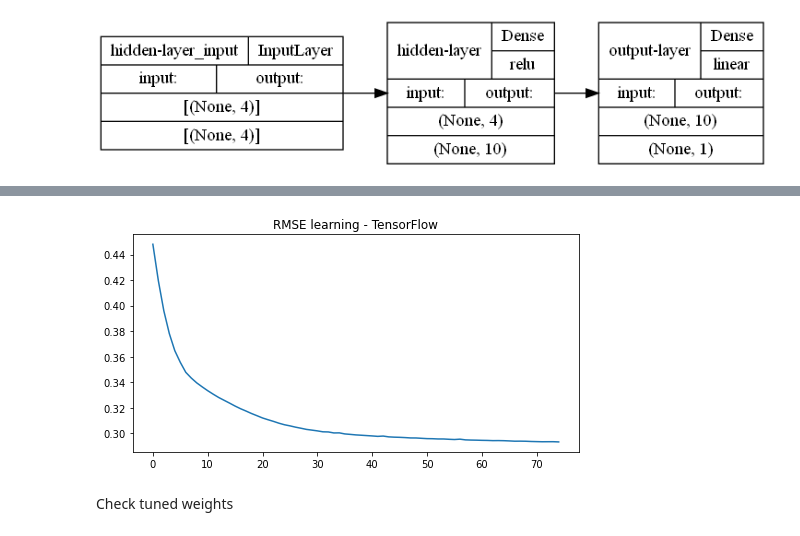
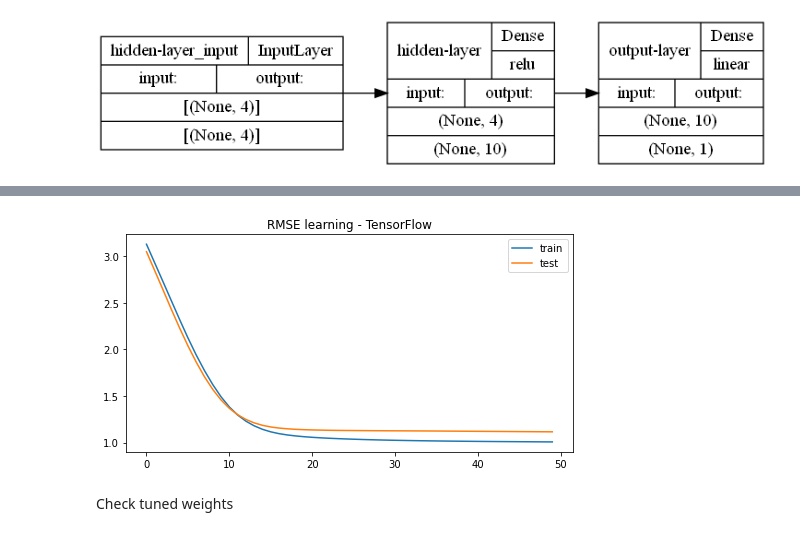
Before and after one commit to kristofrabay/python_practise, a Jupyter notebook: bert/TF_vs_torch.ipynb, the cells around one changed output, grey strips where cells are left out. Cells and saved outputs as stored; diff of their text form; code cells hidden in the pictures.

Commit message:
pytorch vs tensorflow complete, torch epoch anim viz

```diff
--- a/bert/TF_vs_torch.ipynb
+++ b/bert/TF_vs_torch.ipynb
@@ -304,0 +303,3 @@ y = np.random.sample((100,1))
+# %%
+X, y = make_sparse_uncorrelated(1000, 4, random_state = 91)
+X_train, X_test, y_train, y_test = train_test_split(X, y, random_state = 91, train_size = 0.8)
@@ -363,14 +377,15 @@ Add metainfo to the dataset
 - shuffle: at each step randomly shuffle the dataset (buffer = take from first n)
 - batch: set batch size for dataset
 # %%
-BATCH_SIZE = 10
-SHUFFLE_BUFFER_SIZE = 20
-EPOCHS = 75
+BATCH_SIZE = 20
+#SHUFFLE_BUFFER_SIZE = 100
+EPOCHS = 50
 
-train_dataset = Dataset.from_tensor_slices((X, y)).shuffle(SHUFFLE_BUFFER_SIZE).batch(BATCH_SIZE)
+train_dataset = Dataset.from_tensor_slices((X_train, y_train)).batch(BATCH_SIZE) #?.shuffle(SHUFFLE_BUFFER_SIZE)
+test_dataset = Dataset.from_tensor_slices((X_test, y_test)).batch(BATCH_SIZE) #?.shuffle(SHUFFLE_BUFFER_SIZE)
 # %%
 model = tf.keras.Sequential([
-    tf.keras.layers.Dense(10, activation='relu', name = 'hidden-layer', input_shape = (X.shape[1],)),
+    tf.keras.layers.Dense(10, activation='relu', name = 'hidden-layer', input_shape = (X_train.shape[1],)),
     tf.keras.layers.Dense(1, activation='linear', name = 'output-layer')
 ], name = 'Small-TF-model')
 
@@ -404,5 +419,5 @@ tf.keras.utils.plot_model(model, to_file = 'torch_viz/tf_model.png', show_shapes
 log_dir = "logs/fit/" + datetime.datetime.now().strftime("%Y%m%d-%H%M%S")
 tensorboard_callback = tf.keras.callbacks.TensorBoard(log_dir=log_dir, histogram_freq=1)
 
-history = model.fit(train_dataset, epochs = EPOCHS, callbacks=[tensorboard_callback])
+history = model.fit(train_dataset, validation_data = test_dataset, epochs = EPOCHS, callbacks=[tensorboard_callback])
 # %% [output]
@@ -426,12 +441,14 @@ Epoch 75/75
 # %%
 import matplotlib.pyplot as plt
 
 plt.figure(figsize=(8, 4))
-plt.plot(history.epoch, history.history['root_mean_squared_error'])
+plt.plot(history.epoch, history.history['root_mean_squared_error'], label = 'train')
+plt.plot(history.epoch, history.history['val_root_mean_squared_error'], label = 'test')
 plt.title('RMSE learning - TensorFlow')
+plt.legend()
 plt.show()
 # %% [output]
-[figure, old version]
+[figure, new version]
 # %% [markdown]
 Check tuned weights
 # %%
```
Also changed, not shown: parts of 45 cells of this notebook, 27 other files.
